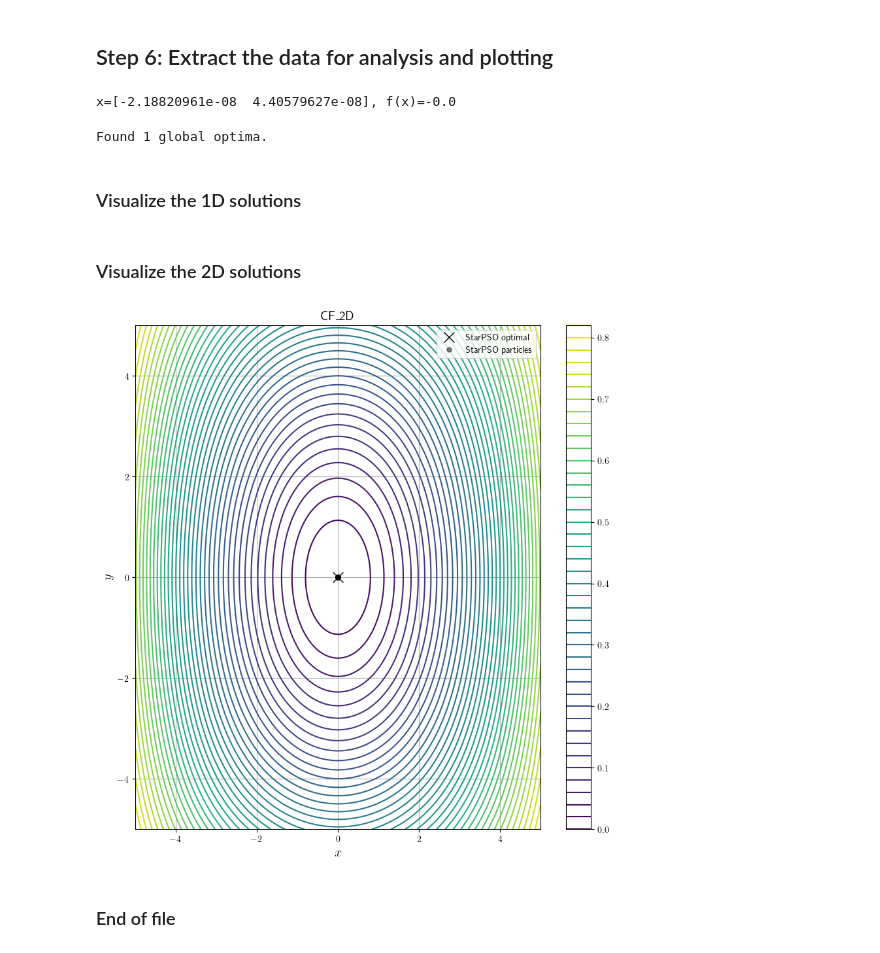
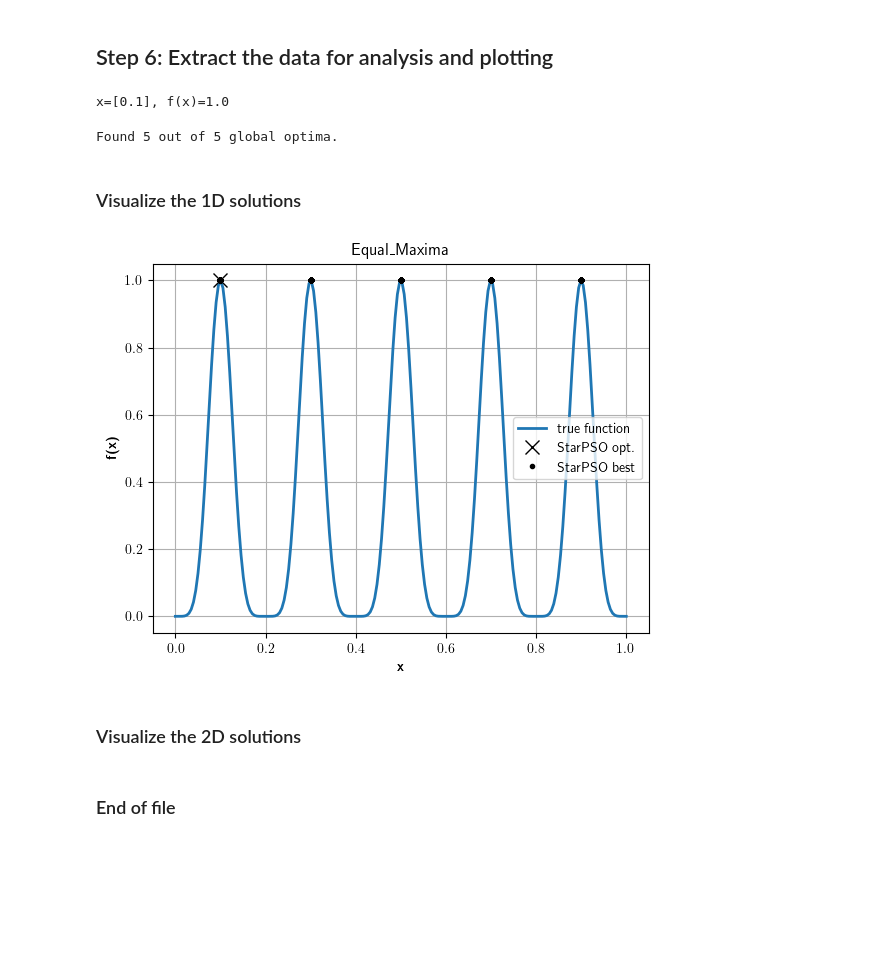
Before and after one commit to vrettasm/PyStarPSO, a Jupyter notebook: examples/benchmark_functions.ipynb, the cells around one changed output. Saved outputs shown, nothing was run; the diff lists cells and outputs as text; code cells hidden in the pictures; blank space fills up the shorter version.

```diff
--- a/examples/benchmark_functions.ipynb
+++ b/examples/benchmark_functions.ipynb
@@ -50,7 +50,7 @@ from star_pso.benchmarks.rastrigin import Rastrigin
 from star_pso.benchmarks.composite_functions import CompositeFunction
 # %%
 # Create a test problem.
-benchmark = CompositeFunction()
+benchmark = EqualMaxima()
 
 # Print the function we have selected.
 print(benchmark)
@@ -76,7 +72,7 @@ def func_benchmark(x_array: np.ndarray, **kwargs) -> float:
     - PSO object
 # %%
 # Get an initial sample.
-x_sample = benchmark.sample_random_positions(n_pos=300)
+x_sample = benchmark.sample_random_positions(n_pos=250)
 
 # Initial swarm population.
 swarm_t0 = Swarm([Particle(x) for x in x_sample])
@@ -102,7 +98,7 @@ _, f_opt, x_opt = test_PSO.get_optimal_values()
 # Print the results.
 print(f"x={x_opt}, f(x)={f_opt}")
 # %% [output]
-x=[-2.18820961e-08  4.40579627e-08], f(x)=-0.0
+x=[0.1], f(x)=1.0
 # %%
 # Display the global optima.
 gopt_found, gopt_total = benchmark.search_for_optima(test_PSO.swarm.population)
@@ -113,7 +109,7 @@ if benchmark.name == "CF_2D":
 else:
     print(f"Found {gopt_found} out of {gopt_total} global optima.")
 # %% [output]
-Found 1 global optima.
+Found 5 out of 5 global optima.
 # %% [markdown]
 ### Visualize the 1D solutions
 # %%
@@ -127,34 +123,36 @@ if benchmark.name in {"Equal_Maxima",
     # with their function values.
     for pt in test_PSO.swarm.best_n(test_PSO.swarm.size):
         best_n.append((pt.position.item(), pt.value))
 
     # Convert to numpy array.
     best_n = np.array(best_n)
 
     # Set a test range.
     x_test = np.linspace(benchmark.x_min, benchmark.x_max, 200)
 
     # Evaluate the test function.
-    f_test = np.array([benchmark.func(xi) for xi in x_test])
+    f_test = benchmark.func(x_test)
 
     # Plot the test function.
     plt.plot(x_test, f_test, '-', linewidth=2, label="true function")
 
     # Plot the optimal PSO.
     plt.plot(x_opt, f_opt, 'kx', markersize=10, label="StarPSO opt.")
 
     # Plot the best_n.
     plt.plot(best_n[:, 0], best_n[:, 1], "k.", label="StarPSO best")
 
     # Set the x/y labels.
     plt.xlabel(r'\textbf{x}')
     plt.ylabel(r'\textbf{f(x)}')
     plt.title(benchmark.name)
 
     # Final set up.
     plt.grid(True)
     plt.legend()
     plt.show()
+# %% [output]
+[figure, added]
 # %% [markdown]
 ### Visualize the 2D solutions
 # %%
@@ -194,7 +192,7 @@ if benchmark.name in {"CF_2D",
     pos = np.array([(xi, yi) for xi in x_test for yi in y_test])
 
     # Compute the function values.
-    f_test = np.array([benchmark.func(p) for p in pos])
+    f_test = benchmark.func(pos)
 
     plt.subplots(figsize=(10, 10))
 
@@ -219,7 +217,5 @@ if benchmark.name in {"CF_2D",
 
     # Save to file.
     plt.savefig(f"{benchmark.name}.pdf", format="pdf", dpi=300)
-# %% [output]
-[figure, removed]
 # %% [markdown]
 ### End of file
```
Also changed, not shown: parts of 4 cells of this notebook.
